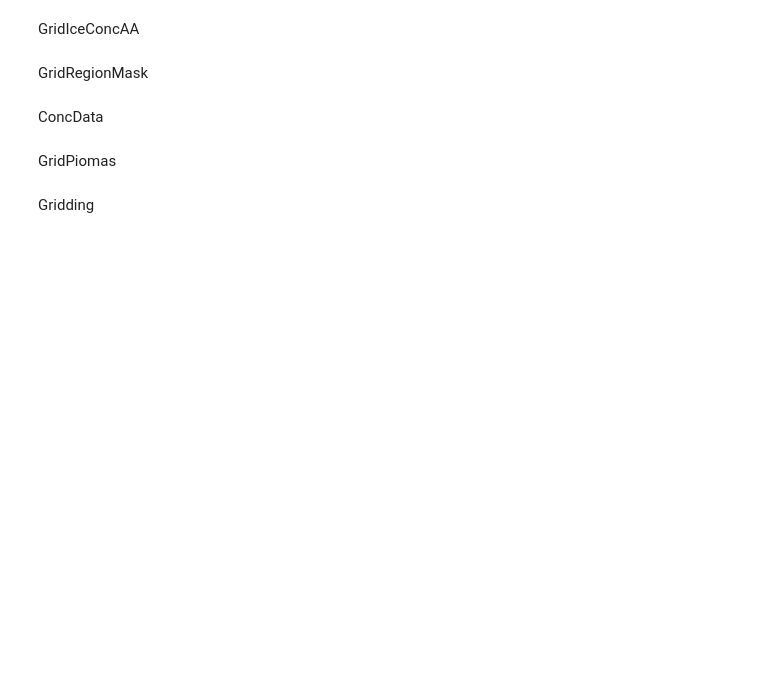
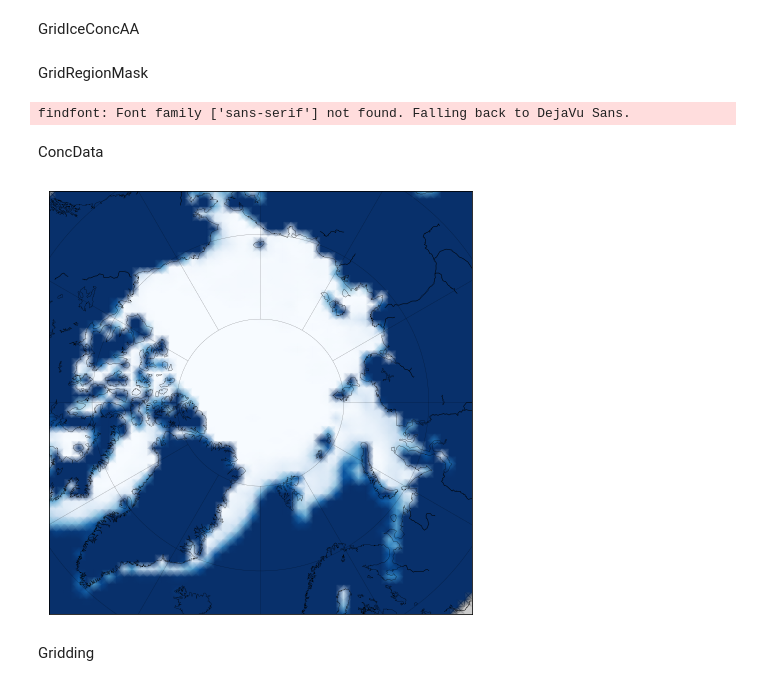
Before and after one commit to ozturkgizem/042422, a Jupyter notebook: SeaIcePrediction.ipynb, the cells around one changed output. Cells and saved outputs as stored; diff of their text form; code cells hidden in the pictures; blank space fills up the shorter version.

```diff
--- a/SeaIcePrediction.ipynb
+++ b/SeaIcePrediction.ipynb
@@ -1056,19 +1041,20 @@ grid_str=str(int(dx_res/1000))+'km'
 lonsG, latsG, xptsG, yptsG = m.makegrid(nx, ny, returnxy=True)
 
 
-region_mask, xpts, ypts = get_region_mask_sect(dataPath, m, xypts_return=1)
+region_mask, xpts, ypts = get_region_mask_sect('./Github/Data', m, xypts_return=1)
 region_mask=ma.masked_where(region_mask==1.5, region_mask)
 region_mask=ma.masked_where(region_mask>19.5, region_mask)
 
 # Grid data to 100 km using nearest neighbor
 region_maskG = griddata((xpts.flatten(), ypts.flatten()),region_mask.flatten(), (xptsG, yptsG), method='nearest')
-region_maskG.dump(dataOutPath+'regionMaskA'+grid_str)
+region_maskG.dump(dataoutpath+'regionMaskA'+grid_str)
 
 rcParams['axes.labelsize'] = 9
 rcParams['xtick.labelsize']=9
 rcParams['ytick.labelsize']=9
 rcParams['font.size']=9
-rc('font',**{'family':'sans-serif','sans-serif':['Arial']})
+rcParams['font.family'] = 'sans-serif'
+rcParams['font.sans-serif'] = ['Arial']
 textwidth=4.
 fig = figure(figsize=(textwidth,textwidth))
 subplots_adjust(bottom=0.01, top=0.99, left=0.01, right=0.99)
@@ -1093,9 +1079,11 @@ cbar.set_ticks(np.arange(minval, maxval+1, 4))
 cbar.solids.set_rasterized(True)
 #SHIFT COLOR SPACE SO OFF WHITE COLOR IS AT 0 m
 #cbar.set_clim(minval, maxval)
-savefig(figPath+'/regionsArctic.png', dpi=300)
+savefig(figpath+'/regionsArctic.png', dpi=300)
 #savefig(figpath+'/regions_'+str(region)+'.png', dpi=300)
 close(fig)
+# %% [output]
+findfont: Font family ['sans-serif'] not found. Falling back to DejaVu Sans.
 # %% [markdown]
 ConcData
 # %%
@@ -1104,39 +1092,40 @@ ConcData
 
 datapath='./SeaIce2022/'
 rawdatapath='./SeaIce2022/'
-dataoutpath='./Data/DataOutput/IceConcA/'
+dataoutpath='./DataOutput/IceConcA/'
 figpath='./Figures/Arctic/IceConc/'
 if not os.path.exists(rawdatapath):
 	os.makedirs(os.path.join(rawdatapath))
 if not os.path.exists(dataoutpath):
 	os.makedirs(os.path.join(dataoutpath))
 if not os.path.exists(figpath):
 	os.makedirs(os.path.join(figpath))
 
 # Get map projection and create regularly spaced grid from this projection
 m = Basemap(projection='npstere',boundinglat=65,lon_0=0, resolution='l'  )
 dx_res = 100000.
 grid_str=str(int(dx_res/1000))+'km'
 poleStr='A'
 
 concVersion='' # Gridded conc version string (default empty)
 hemStr='N' # Hemipshere (N or S)
-yearsT=2016 # Year
-fmonth=6 #6=June, 9=Sep #  Forecast month
+yearsT=2022 # Year
+fmonth=4 #6=June, 9=Sep #  Forecast month
 
 xptsG, yptsG, iceConcG = get_conc_gridded(dataoutpath, yearsT, fmonth, hemStr, concVersion=concVersion)
 
-fig = figure(figsize=(6,6))
+fig = plt.figure(figsize=(6,6))
 ax1=gca()
 
-im1 = m.pcolormesh(xptsG , yptsG, iceConcG, cmap=cm.Blues_r, vmin=0, vmax=1,shading='gouraud', zorder=2)
+
+m.pcolormesh(xptsG , yptsG, iceConcG, cmap=cm.Blues_r, vmin=0, vmax=1,shading='gouraud', zorder=2)
 
 m.drawcoastlines(linewidth=0.25, zorder=5)
 m.drawparallels(np.arange(90,-90,-10), linewidth = 0.25, zorder=3)
 m.drawmeridians(np.arange(-180.,180.,30.), linewidth = 0.25, zorder=3)
-m.fillcontinents(color='0.8',lake_color='0.7', zorder=2)
+m.fillcontinents()
 
 subplots_adjust( right = 0.99, left = 0.01, top=0.99, bottom=0.01)
 plt.show()
+# %% [output]
+[figure, added]
-# %% [markdown]
-GridPiomas
```
Also changed, not shown: parts of 37 cells of this notebook.
